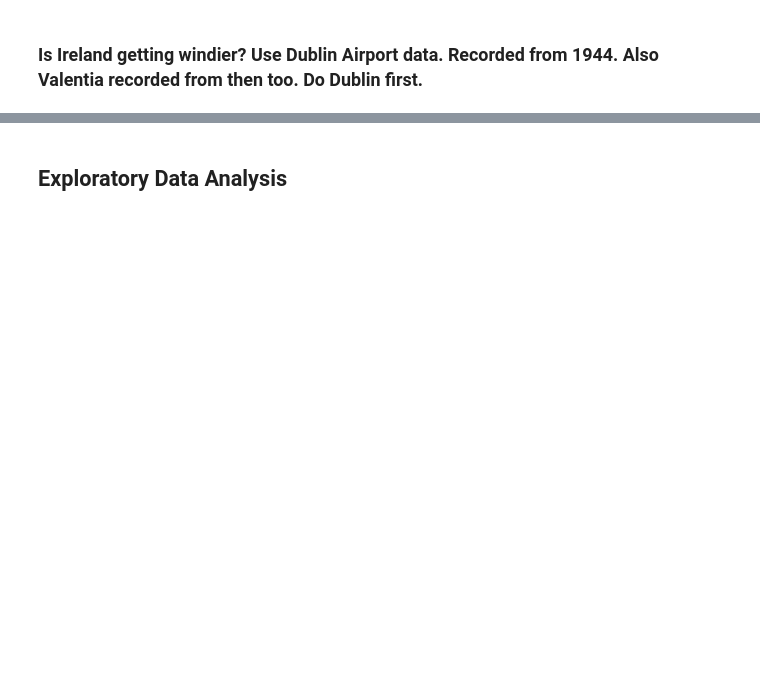
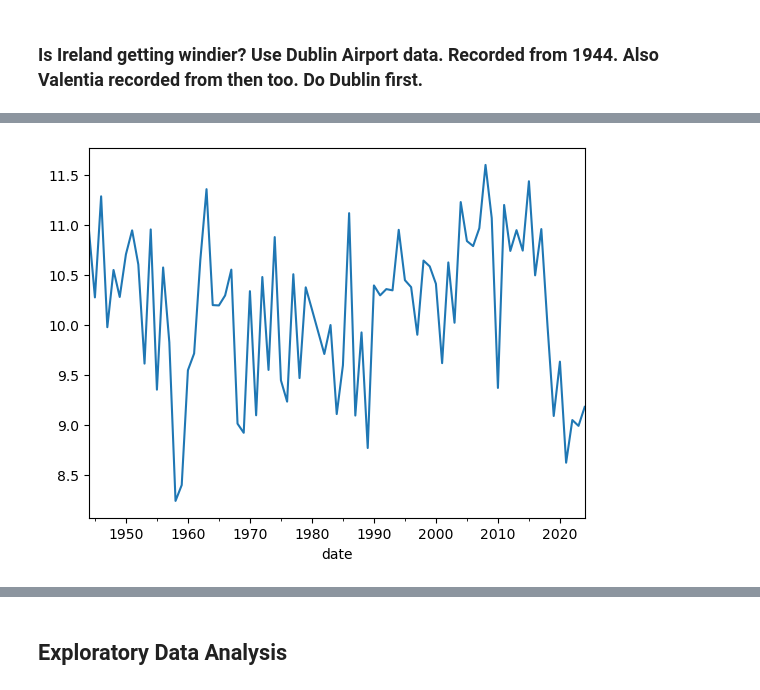
Before and after one commit to IreneKilgannon/PFDA, a Jupyter notebook: PFDA-project/wind.ipynb, the cells around one changed output, grey strips where cells are left out. Saved outputs shown, nothing was run; the diff lists cells and outputs as text; code cells hidden in the pictures; blank space fills up the shorter version.

```diff
--- a/PFDA-project/wind.ipynb
+++ b/PFDA-project/wind.ipynb
@@ -233,2 +444,5 @@ dublin_df.info()
 # %%
 dublin_monthly = dublin_df.resample('ME')
+# %%
+dublin_yearly = dublin_df.resample('YE').mean()
+dublin_yearly.head()
@@ -235,10 +459,9 @@ dublin_monthly = dublin_df.resample('ME')
 # %%
-fig, ax = plt.subplots(figsize = (15, 5))
+#fig, ax = plt.subplots(figsize = (15, 5))
 
-dublin_yearly = dublin_df.resample('YE')
-
-
-dublin_df['wdsp'].resample('YE').mean().scatter()
+dublin_yearly['wdsp'].plot()
 
 plt.show()
+# %% [output]
+[figure, added]
 # %%
```
Also changed, not shown: parts of 35 cells of this notebook, 1 other file.
